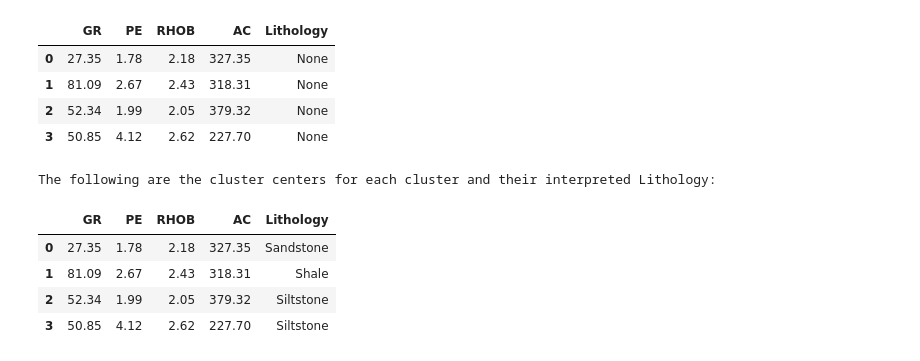
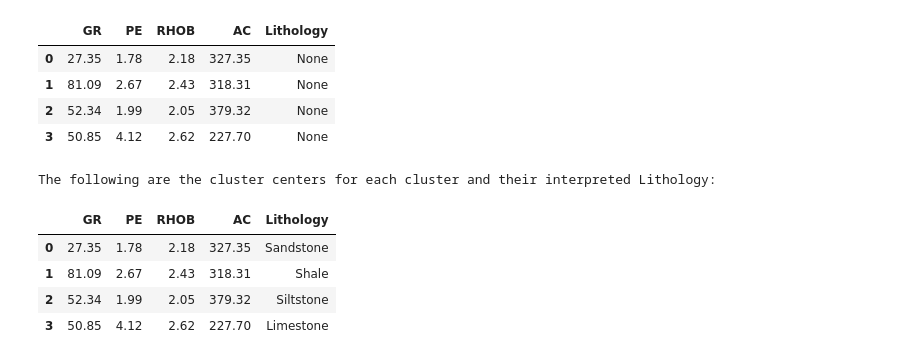
Before and after one commit to xiangxichen11/Lithology_Prediction, a Jupyter notebook: Lithology_Prediction.ipynb, the cells around one changed output. Drawn from its saved outputs; the diff is of its cells as text; code cells hidden in the pictures.

```diff
--- a/Lithology_Prediction.ipynb
+++ b/Lithology_Prediction.ipynb
@@ -127,22 +127,22 @@ The following are the cluster centers for each cluster:
 | 3 | 50.85 | 4.12 | 2.62 | 227.70 | None |
 # %%
 for i in range(0, 4):
-    if (output.at[i, 'GR'] > 80):
+    if (output.at[i, 'GR'] < 45 and 1.8 <= output.at[i, 'RHOB'] <= 2.4):
+        output.at[i, 'Lithology'] = 'Sandstone'
+    elif (output.at[i, 'GR'] < 80 and output.at[i, 'RHOB'] < 1.8):
+        output.at[i, 'Lithology'] = 'Coal'
+    elif (output.at[i, 'GR'] < 80 and output.at[i, 'RHOB'] > 2.45):
+        output.at[i, 'Lithology'] = 'Limestone'
+    elif (45 <= output.at[i, 'GR'] <= 80  and 2.0 <= output.at[i, 'RHOB'] <= 2.4):
+        output.at[i, 'Lithology'] = 'Siltstone'
+    elif (output.at[i, 'GR'] >  80):
         output.at[i, 'Lithology'] = 'Shale'
-    elif (output.at[i, 'GR'] > 45):
-        output.at[i, 'Lithology'] = 'Siltstone'
-    elif (output.at[i, 'AC'] < 250):
-        output.at[i, 'Lithology'] = 'Limestone'
-    elif (output.at[i, 'RHOB'] < 1.8 ):
-        output.at[i, 'Lithology'] = 'Coal'
-    else:
-        output.at[i, 'Lithology'] = 'Sandstone'
 print('The following are the cluster centers for each cluster and their interpreted Lithology:')
 output.head()
 # %% [output]
 The following are the cluster centers for each cluster and their interpreted Lithology:
 |  | GR | PE | RHOB | AC | Lithology |
 | 0 | 27.35 | 1.78 | 2.18 | 327.35 | Sandstone |
 | 1 | 81.09 | 2.67 | 2.43 | 318.31 | Shale |
 | 2 | 52.34 | 1.99 | 2.05 | 379.32 | Siltstone |
-| 3 | 50.85 | 4.12 | 2.62 | 227.70 | Siltstone |
+| 3 | 50.85 | 4.12 | 2.62 | 227.70 | Limestone |
```
Also changed, not shown: parts of 5 cells of this notebook.
